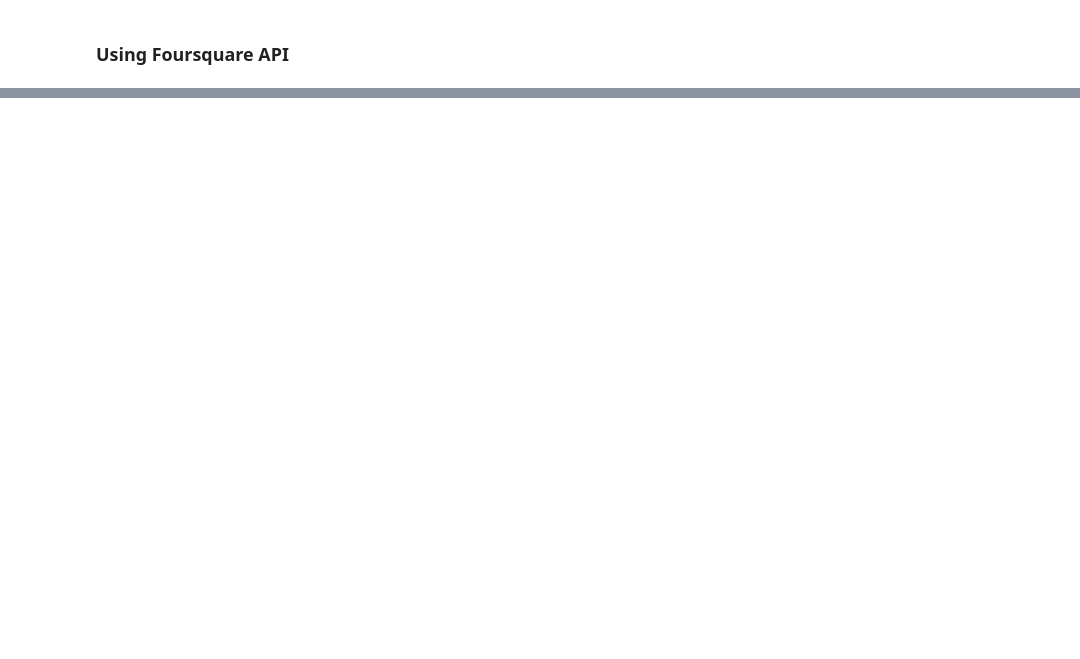
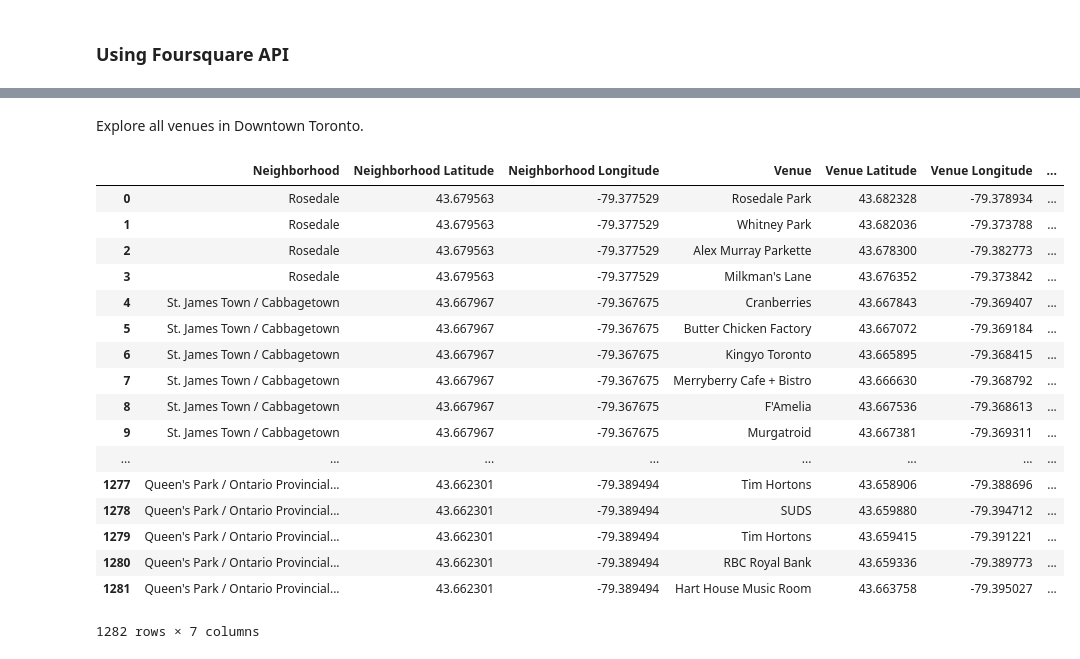
Before and after one commit to elenaryu/Coursera_Capstone, a Jupyter notebook: Toronto_Neighborhood_Comparison.ipynb, the cells around one changed output, grey strips where cells are left out. Drawn from its saved outputs; the diff is of its cells as text; code cells hidden in the pictures; blank space fills up the shorter version.

```diff
--- a/Toronto_Neighborhood_Comparison.ipynb
+++ b/Toronto_Neighborhood_Comparison.ipynb
@@ -246,0 +249,7 @@ toronto_core.head()
+# %%
+neighborhood_name = toronto_core.loc[0,'Neighborhood']
+
+neighborhood_latitude = toronto_core.loc[0, 'Latitude']
+neighborhood_longitude = toronto_core.loc[0,'Longitude']
+
+print('The latitude and longitude of {} are {} and {}.'.format(neighborhood_name,latitude,longitude))
@@ -246,0 +260,9 @@ toronto_core.head()
+# %%
+limit = 100
+radius = 500
+url = 'https://api.foursquare.com/v2/venues/explore?&client_id={}&client_secret={}&v={}&ll={},{},&radius={}&limit={}'.format(CLIENT_ID, CLIENT_SECRET, VERSION, neighborhood_latitude, neighborhood_longitude, radius, limit)
+
+# send the get request
+
+results = requests.get(url).json()
+results
@@ -246,0 +325,50 @@ toronto_core.head()
+# %% [markdown]
+Explore all venues in Downtown Toronto.
+# %%
+# find the types of venues in all neighborhoods in Downtown Toronto
+
+def getNearbyVenues(names, latitudes, longitudes, radius=500):
+
+    venues_list=[]
+    for name, latitude, longitude in zip(names, latitudes, longitudes):
+        # create the API request URL
+        url = 'https://api.foursquare.com/v2/venues/explore?&client_id={}&client_secret={}&v={}&ll={},{}&radius={}&limit={}'.format(CLIENT_ID, CLIENT_SECRET, VERSION, latitude, longitude, radius, limit)
+
+        # make the get request
+        results = requests.get(url).json()["response"]['groups'][0]['items']
+
+        # return only relevant information for each nearby neighborhood
+        venues_list.append([(name, latitude, longitude, v['venue']['name'], v['venue']['location']['lat'], v['venue']['location']['lng'], v['venue']['categories'][0]['name']) for v in results])
+
+    for neighbourhood in venues_list:
+        for venue in neighbourhood:
+            venue
+
+    nearby_venues = pd.DataFrame([venue for neighborhood in venues_list for venue in neighborhood])
+    nearby_venues.columns = ['Neighborhood', 'Neighborhood Latitude', 'Neighborhood Longitude', 'Venue', 'Venue Latitude', 'Venue Longitude', 'Venue Category']
+
+    return(nearby_venues)
+# %%
+# run the getNearbyVenues function on each neighborhood and create the downtown_venues dataframe
+
+downtown_venues = getNearbyVenues(names=toronto_core['Neighborhood'], latitudes=toronto_core['Latitude'], longitudes=toronto_core['Longitude'])
+downtown_venues
+# %% [output]
+|  | Neighborhood | Neighborhood Latitude | Neighborhood Longitude | Venue | Venue Latitude | Venue Longitude | ... |
+| 0 | Rosedale | 43.679563 | -79.377529 | Rosedale Park | 43.682328 | -79.378934 | ... |
+| 1 | Rosedale | 43.679563 | -79.377529 | Whitney Park | 43.682036 | -79.373788 | ... |
+| 2 | Rosedale | 43.679563 | -79.377529 | Alex Murray Parkette | 43.678300 | -79.382773 | ... |
+| 3 | Rosedale | 43.679563 | -79.377529 | Milkman's Lane | 43.676352 | -79.373842 | ... |
+| 4 | St. James Town / Cabbagetown | 43.667967 | -79.367675 | Cranberries | 43.667843 | -79.369407 | ... |
+| 5 | St. James Town / Cabbagetown | 43.667967 | -79.367675 | Butter Chicken Factory | 43.667072 | -79.369184 | ... |
+| 6 | St. James Town / Cabbagetown | 43.667967 | -79.367675 | Kingyo Toronto | 43.665895 | -79.368415 | ... |
+| 7 | St. James Town / Cabbagetown | 43.667967 | -79.367675 | Merryberry Cafe + Bistro | 43.666630 | -79.368792 | ... |
+| 8 | St. James Town / Cabbagetown | 43.667967 | -79.367675 | F'Amelia | 43.667536 | -79.368613 | ... |
+| 9 | St. James Town / Cabbagetown | 43.667967 | -79.367675 | Murgatroid | 43.667381 | -79.369311 | ... |
+| ... | ... | ... | ... | ... | ... | ... | ... |
+| 1277 | Queen's Park / Ontario Provincial... | 43.662301 | -79.389494 | Tim Hortons | 43.658906 | -79.388696 | ... |
+| 1278 | Queen's Park / Ontario Provincial... | 43.662301 | -79.389494 | SUDS | 43.659880 | -79.394712 | ... |
+| 1279 | Queen's Park / Ontario Provincial... | 43.662301 | -79.389494 | Tim Hortons | 43.659415 | -79.391221 | ... |
+| 1280 | Queen's Park / Ontario Provincial... | 43.662301 | -79.389494 | RBC Royal Bank | 43.659336 | -79.389773 | ... |
+| 1281 | Queen's Park / Ontario Provincial... | 43.662301 | -79.389494 | Hart House Music Room | 43.663758 | -79.395027 | ... |
+1282 rows × 7 columns
```
Also changed, not shown: parts of 35 cells of this notebook.
